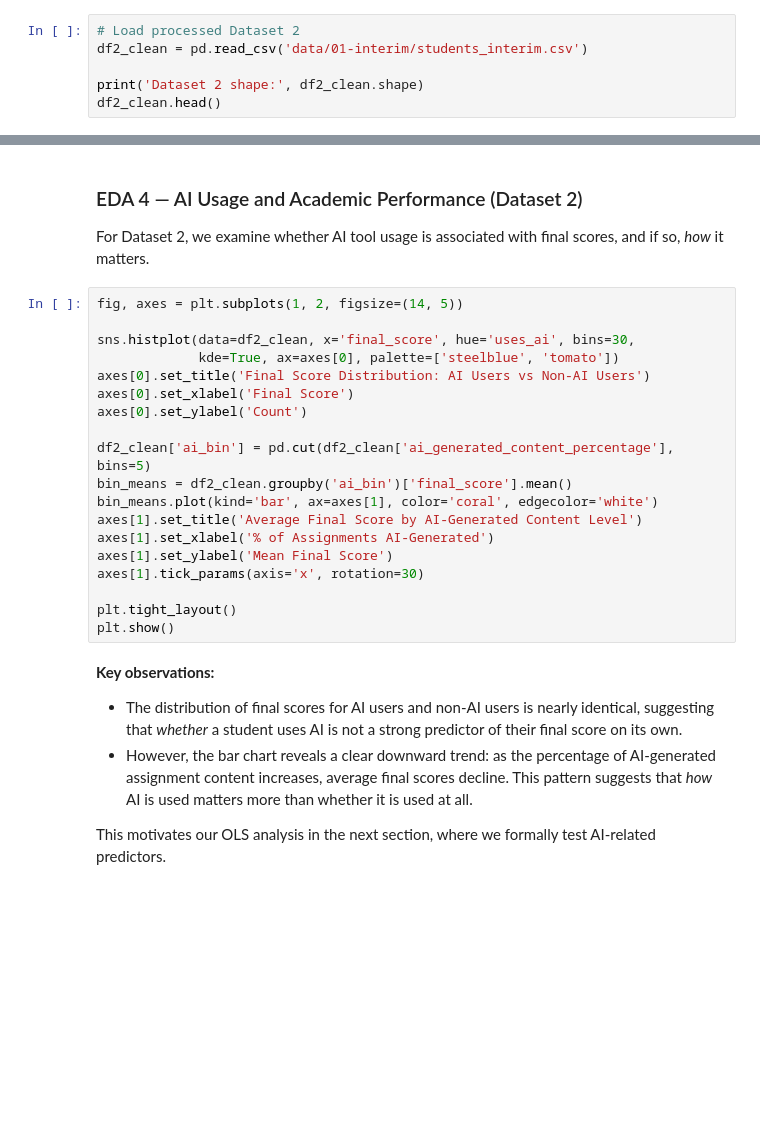
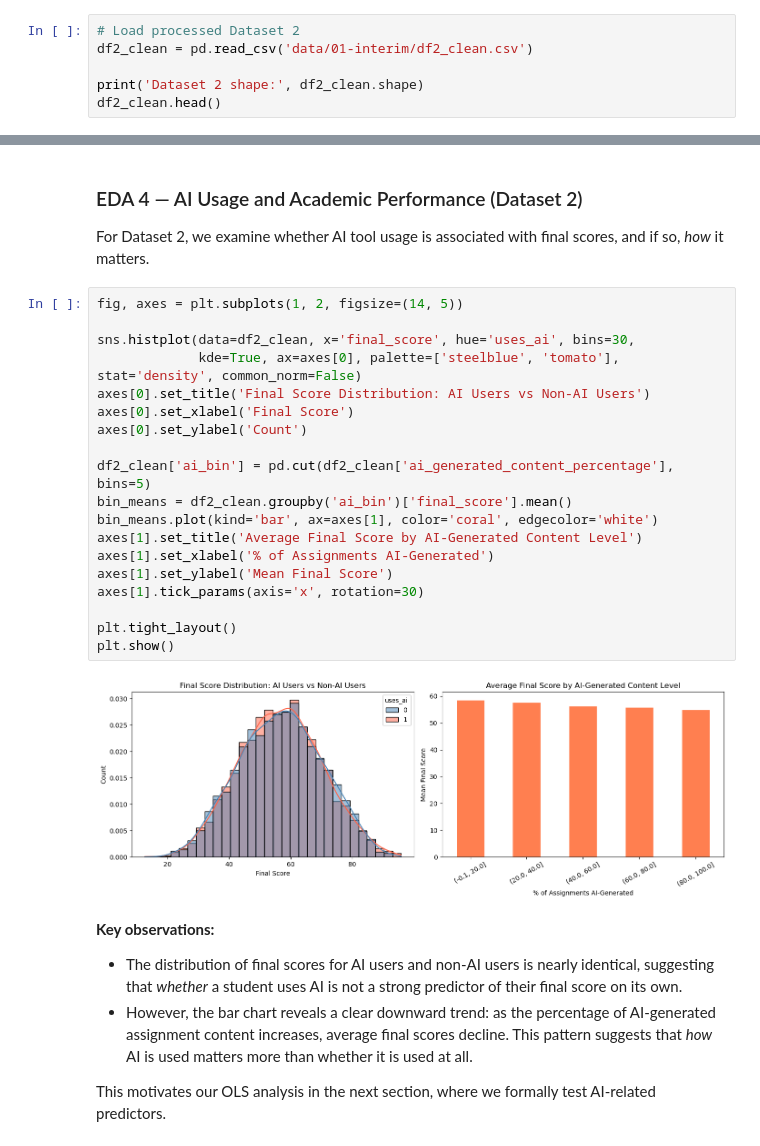
Before and after one commit to COGS108/Group016_WI26, a Jupyter notebook: 03-FinalProject.ipynb, the cells around one changed output, grey strips where cells are left out. Drawn from its saved outputs; the diff is of its cells as text; blank space fills up the shorter version.

```diff
--- a/03-FinalProject.ipynb
+++ b/03-FinalProject.ipynb
@@ -159,7 +159,7 @@ This dataset focuses on how AI tool usage interacts with study behaviors and aca
 **Data wrangling:** `ai_tools_used` and `ai_usage_purpose` were dropped (these were empty for non-AI users, making them non-informative for modeling). No other missing data was found. The cleaned dataset is saved to `data/01-interim/df2_clean.csv`.
 # %%
 # Load processed Dataset 2
-df2_clean = pd.read_csv('data/01-interim/students_interim.csv')
+df2_clean = pd.read_csv('data/01-interim/df2_clean.csv')
 
 print('Dataset 2 shape:', df2_clean.shape)
 df2_clean.head()
@@ -257,22 +312,24 @@ For Dataset 2, we examine whether AI tool usage is associated with final scores,
 # %%
 fig, axes = plt.subplots(1, 2, figsize=(14, 5))
 
 sns.histplot(data=df2_clean, x='final_score', hue='uses_ai', bins=30,
-             kde=True, ax=axes[0], palette=['steelblue', 'tomato'])
+             kde=True, ax=axes[0], palette=['steelblue', 'tomato'], stat='density', common_norm=False)
 axes[0].set_title('Final Score Distribution: AI Users vs Non-AI Users')
 axes[0].set_xlabel('Final Score')
 axes[0].set_ylabel('Count')
 
 df2_clean['ai_bin'] = pd.cut(df2_clean['ai_generated_content_percentage'], bins=5)
 bin_means = df2_clean.groupby('ai_bin')['final_score'].mean()
 bin_means.plot(kind='bar', ax=axes[1], color='coral', edgecolor='white')
 axes[1].set_title('Average Final Score by AI-Generated Content Level')
 axes[1].set_xlabel('% of Assignments AI-Generated')
 axes[1].set_ylabel('Mean Final Score')
 axes[1].tick_params(axis='x', rotation=30)
 
 plt.tight_layout()
 plt.show()
+# %% [output]
+[figure, added]
 # %% [markdown]
 **Key observations:**
 
```
Also changed, not shown: parts of 7 cells of this notebook.
